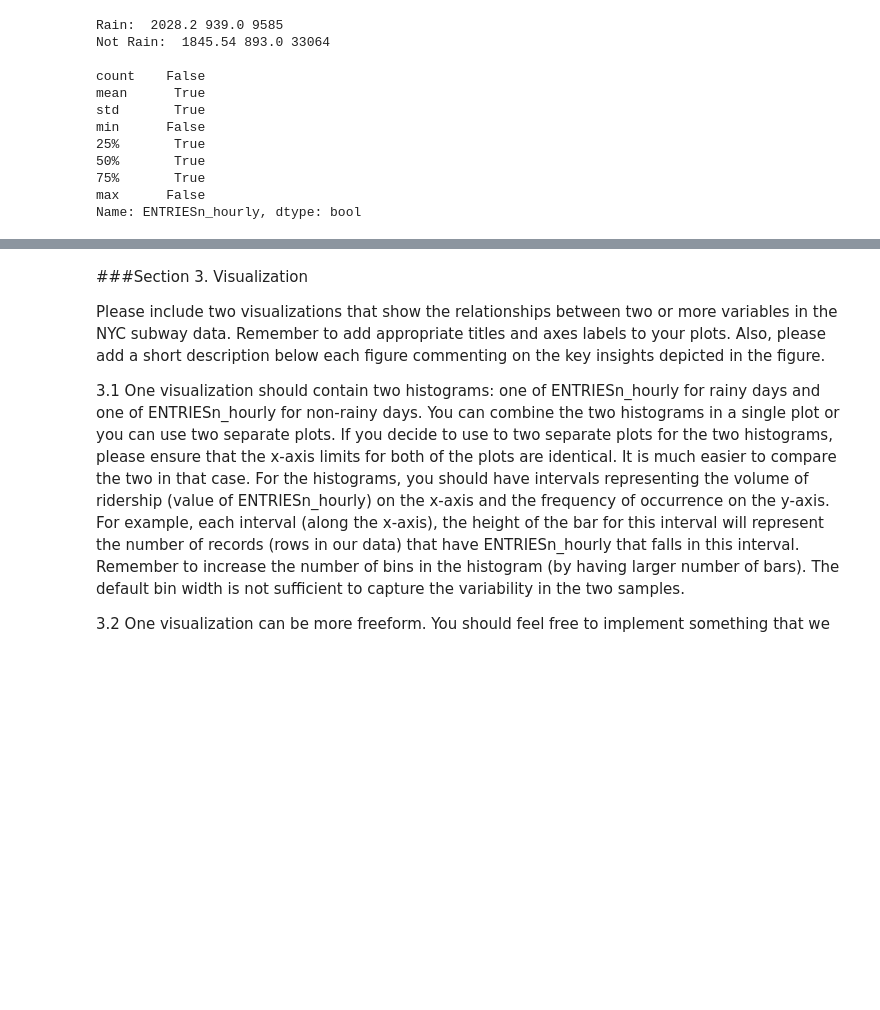
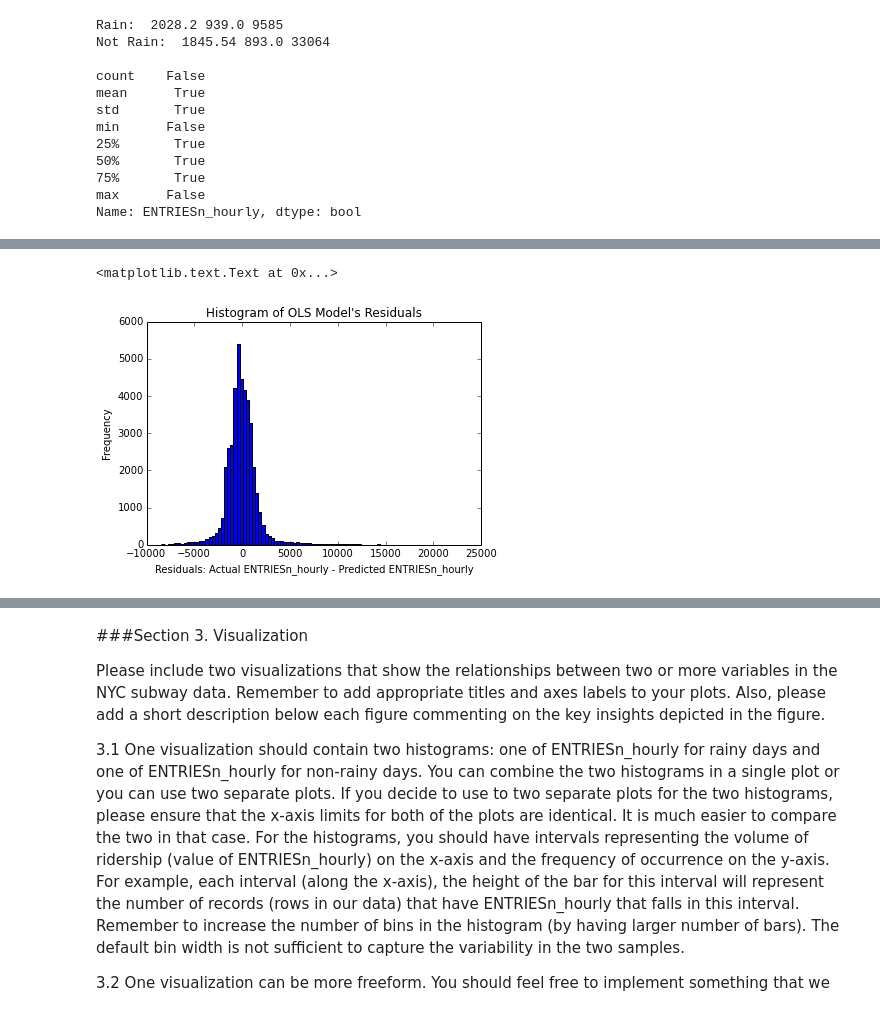
Before and after one commit to karbar09/udacity-p2-nyc, a Jupyter notebook: P2 - NYC Subway Ridership.ipynb, the cells around one changed output, grey strips where cells are left out. Saved outputs shown, nothing was run; the diff lists cells and outputs as text; code cells hidden in the pictures; blank space fills up the shorter version.

```diff
--- a/P2 - NYC Subway Ridership.ipynb
+++ b/P2 - NYC Subway Ridership.ipynb
@@ -141,7 +149,7 @@ def linear_regression_ols(features, values):
     intercept = results.params[0]
     params = results.params[1:]
     print results.summary()
-    return intercept, params
+    return model,results,intercept, params
 
 def linear_regression_sgd(features, values):
     """
@@ -181,9 +189,10 @@ def predictions(dataframe):
     means, std_devs, normalized_features_array = normalize_features(features_array)
 
     # Perform gradient descent or ols
-    norm_intercept, norm_params = linear_regression_ols(normalized_features_array, values_array)
+    model,results,norm_intercept, norm_params = linear_regression_ols(normalized_features_array, values_array)
+    return model,results
 
-predictions(df)
+model,res = predictions(df)
 # %% [output]
                             OLS Regression Results
 ==============================================================================
@@ -242,0 +252,12 @@ The model's R2 is .54.
+# %%
+#To help answer question 2.5 above
+from scipy.stats import probplot
+import matplotlib.pyplot as plt
+#Distribution of Residuals
+out = plt.hist(res.resid,bins=100)
+plt.xlabel("Residuals: Actual ENTRIESn_hourly - Predicted ENTRIESn_hourly")
+plt.ylabel("Frequency")
+plt.title("Histogram of OLS Model's Residuals")
+# %% [output]
+<matplotlib.text.Text at 0x...>
+[figure, added]
```
Also changed, not shown: parts of 10 cells of this notebook, 1 other file.
